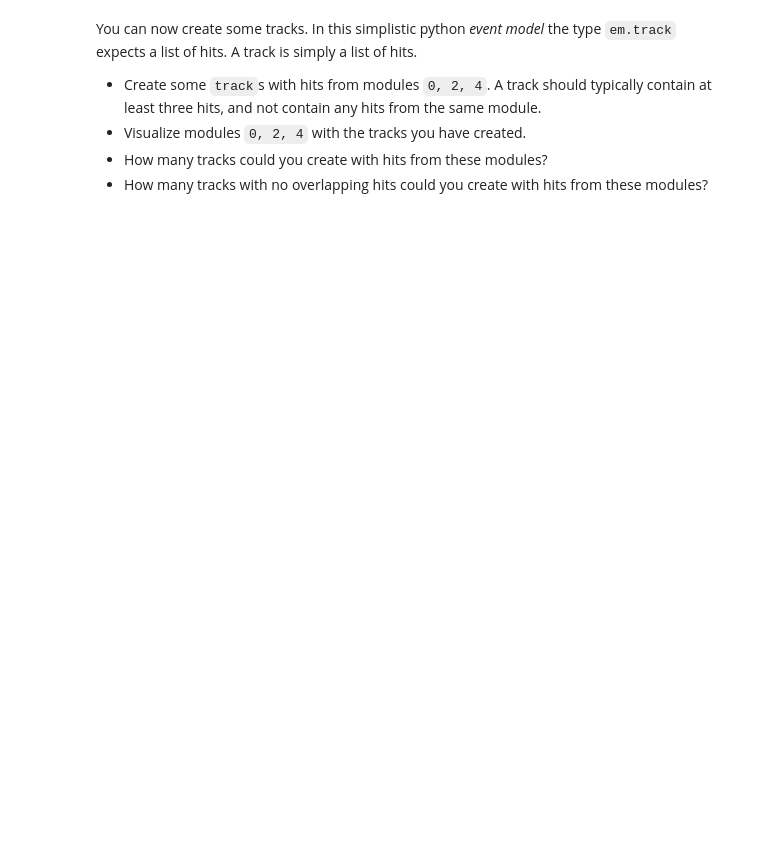
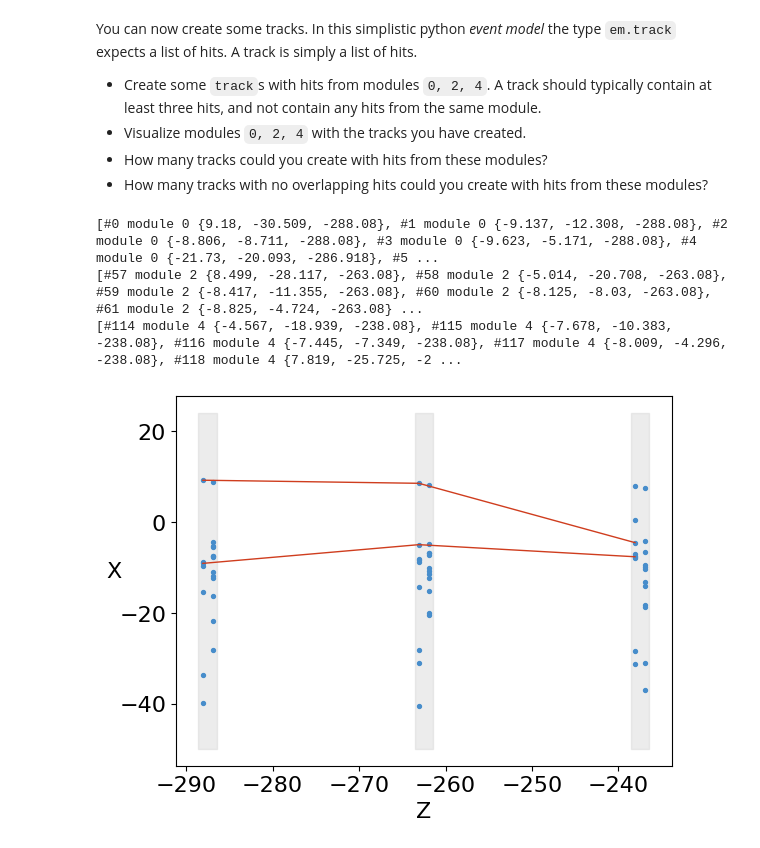
Before and after one commit to LBrink05/PRA3024, a Jupyter notebook: Week1/exercise_part_0_introduction.ipynb, the cells around one changed output. Saved outputs shown, nothing was run; the diff lists cells and outputs as text; code cells hidden in the pictures; blank space fills up the shorter version.

```diff
--- a/Week1/exercise_part_0_introduction.ipynb
+++ b/Week1/exercise_part_0_introduction.ipynb
@@ -78,3 +121,17 @@ You can now create some tracks. In this simplistic python *event model* the type
 * Visualize modules `0, 2, 4` with the tracks you have created.
 * How many tracks could you create with hits from these modules?
 * How many tracks with no overlapping hits could you create with hits from these modules?
+# %%
+print(event.modules[0].hits())
+print(event.modules[2].hits())
+print(event.modules[4].hits())
+
+track0 = em.track( [event.modules[0].hits()[0],event.modules[2].hits()[0],event.modules[4].hits()[0]])
+track1 = em.track( [event.modules[0].hits()[1],event.modules[2].hits()[1],event.modules[4].hits()[1]])
+
+print_event_2d(event, tracks=[track0,track1], x=2, y=0, track_color=0, filename="visual.png", save_to_file=False, modules=[0,2,4])
+# %% [output]
+[#0 module 0 {9.18, -30.509, -288.08}, #1 module 0 {-9.137, -12.308, -288.08}, #2 module 0 {-8.806, -8.711, -288.08}, #3 module 0 {-9.623, -5.171, -288.08}, #4 module 0 {-21.73, -20.093, -286.918}, #5 ...
+[#57 module 2 {8.499, -28.117, -263.08}, #58 module 2 {-5.014, -20.708, -263.08}, #59 module 2 {-8.417, -11.355, -263.08}, #60 module 2 {-8.125, -8.03, -263.08}, #61 module 2 {-8.825, -4.724, -263.08} ...
+[#114 module 4 {-4.567, -18.939, -238.08}, #115 module 4 {-7.678, -10.383, -238.08}, #116 module 4 {-7.445, -7.349, -238.08}, #117 module 4 {-8.009, -4.296, -238.08}, #118 module 4 {7.819, -25.725, -2 ...
+[figure, added]
```
Also changed, not shown: parts of 6 cells of this notebook.
